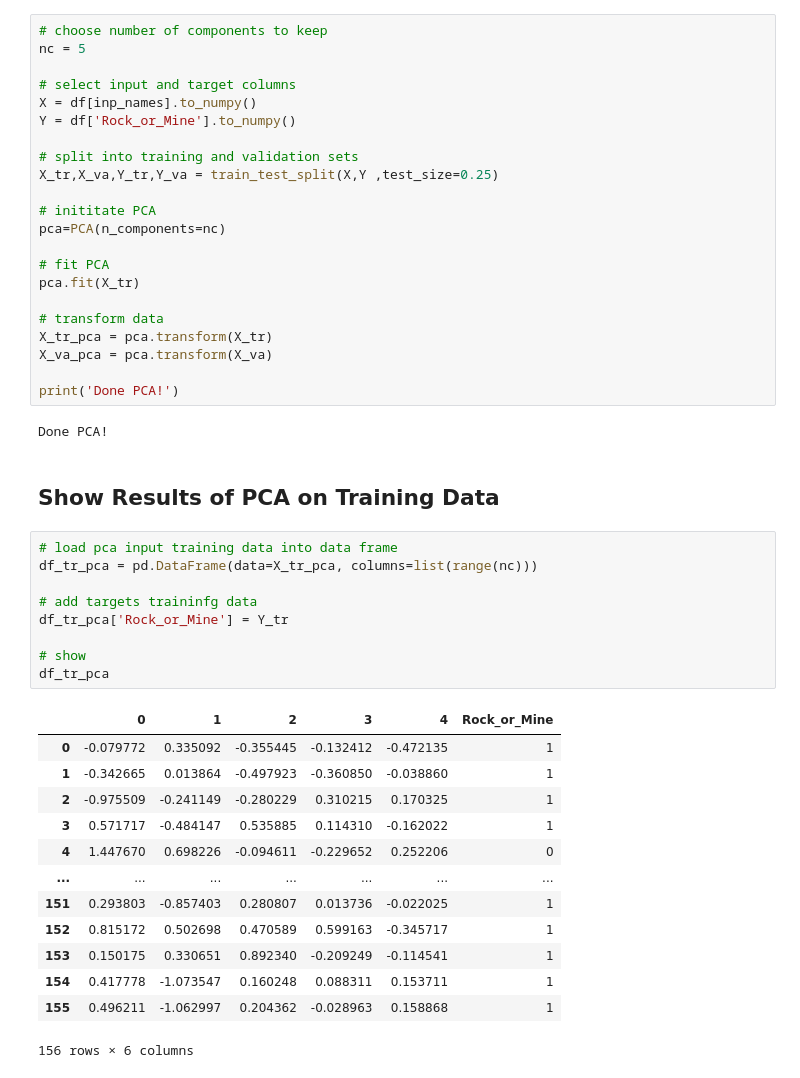
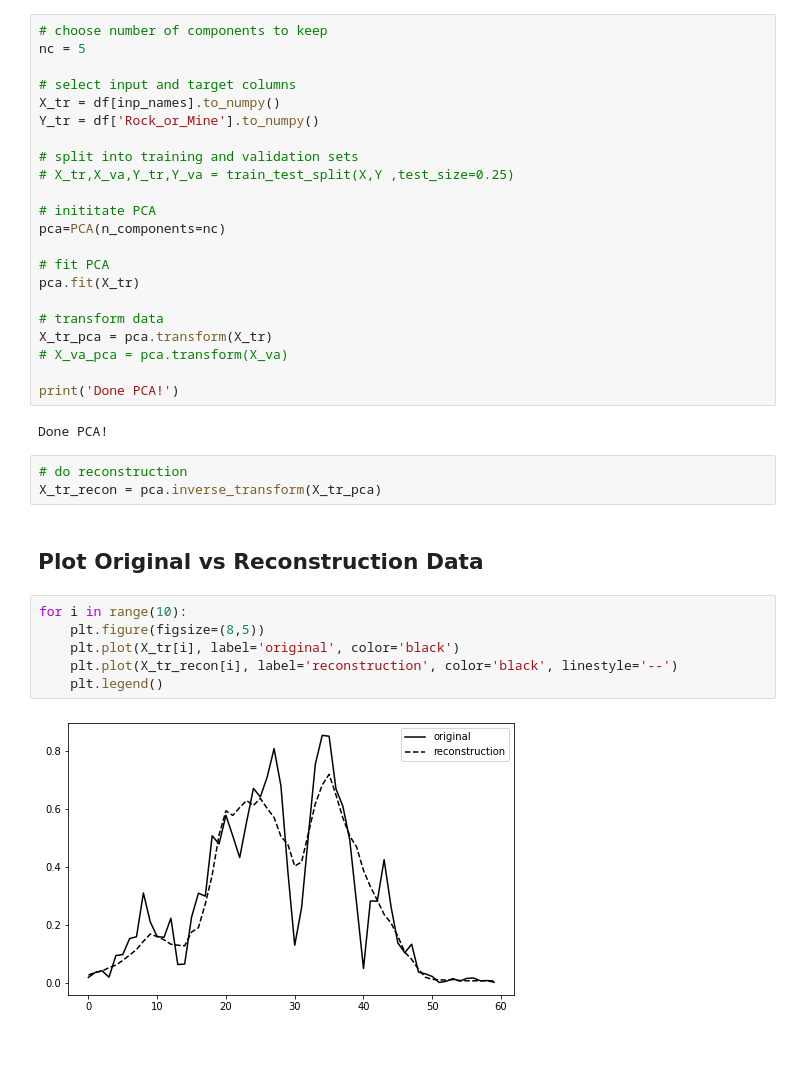
Before and after one commit to QSciTech-QuantumBC-Workshop/Team2ibmazing, a Jupyter notebook: Clean_Data_PCA.ipynb, the cells around one changed output. Saved outputs shown, nothing was run; the diff lists cells and outputs as text; blank space fills up the shorter version.

Commit message:
Do PCA reconstruction, plot

```diff
--- a/Clean_Data_PCA.ipynb
+++ b/Clean_Data_PCA.ipynb
@@ -49,11 +49,11 @@ df
 nc = 5
 
 # select input and target columns
-X = df[inp_names].to_numpy()
-Y = df['Rock_or_Mine'].to_numpy()
+X_tr = df[inp_names].to_numpy()
+Y_tr = df['Rock_or_Mine'].to_numpy()
 
 # split into training and validation sets
-X_tr,X_va,Y_tr,Y_va = train_test_split(X,Y ,test_size=0.25)
+# X_tr,X_va,Y_tr,Y_va = train_test_split(X,Y ,test_size=0.25)
 
 # inititate PCA
 pca=PCA(n_components=nc)
@@ -63,33 +63,21 @@ pca.fit(X_tr)
 
 # transform data
 X_tr_pca = pca.transform(X_tr)
-X_va_pca = pca.transform(X_va)
+# X_va_pca = pca.transform(X_va)
 
 print('Done PCA!')
 # %% [output]
 Done PCA!
-# %% [markdown]
-## Show Results of PCA on Training Data
-# %%
-# load pca input training data into data frame
-df_tr_pca = pd.DataFrame(data=X_tr_pca, columns=list(range(nc)))
-
-# add targets traininfg data
-df_tr_pca['Rock_or_Mine'] = Y_tr
-
-# show
-df_tr_pca
-# %% [output]
-|  | 0 | 1 | 2 | 3 | 4 | Rock_or_Mine |
-| 0 | -0.079772 | 0.335092 | -0.355445 | -0.132412 | -0.472135 | 1 |
-| 1 | -0.342665 | 0.013864 | -0.497923 | -0.360850 | -0.038860 | 1 |
-| 2 | -0.975509 | -0.241149 | -0.280229 | 0.310215 | 0.170325 | 1 |
-| 3 | 0.571717 | -0.484147 | 0.535885 | 0.114310 | -0.162022 | 1 |
-| 4 | 1.447670 | 0.698226 | -0.094611 | -0.229652 | 0.252206 | 0 |
-| ... | ... | ... | ... | ... | ... | ... |
-| 151 | 0.293803 | -0.857403 | 0.280807 | 0.013736 | -0.022025 | 1 |
-| 152 | 0.815172 | 0.502698 | 0.470589 | 0.599163 | -0.345717 | 1 |
-| 153 | 0.150175 | 0.330651 | 0.892340 | -0.209249 | -0.114541 | 1 |
-| 154 | 0.417778 | -1.073547 | 0.160248 | 0.088311 | 0.153711 | 1 |
-| 155 | 0.496211 | -1.062997 | 0.204362 | -0.028963 | 0.158868 | 1 |
-156 rows × 6 columns
+# %%
+# do reconstruction
+X_tr_recon = pca.inverse_transform(X_tr_pca)
+# %% [markdown]
+## Plot Original vs Reconstruction Data
+# %%
+for i in range(10):
+    plt.figure(figsize=(8,5))
+    plt.plot(X_tr[i], label='original', color='black')
+    plt.plot(X_tr_recon[i], label='reconstruction', color='black', linestyle='--')
+    plt.legend()
+# %% [output]
+[figure, added]
```
Also changed, not shown: parts of 1 cell of this notebook.
